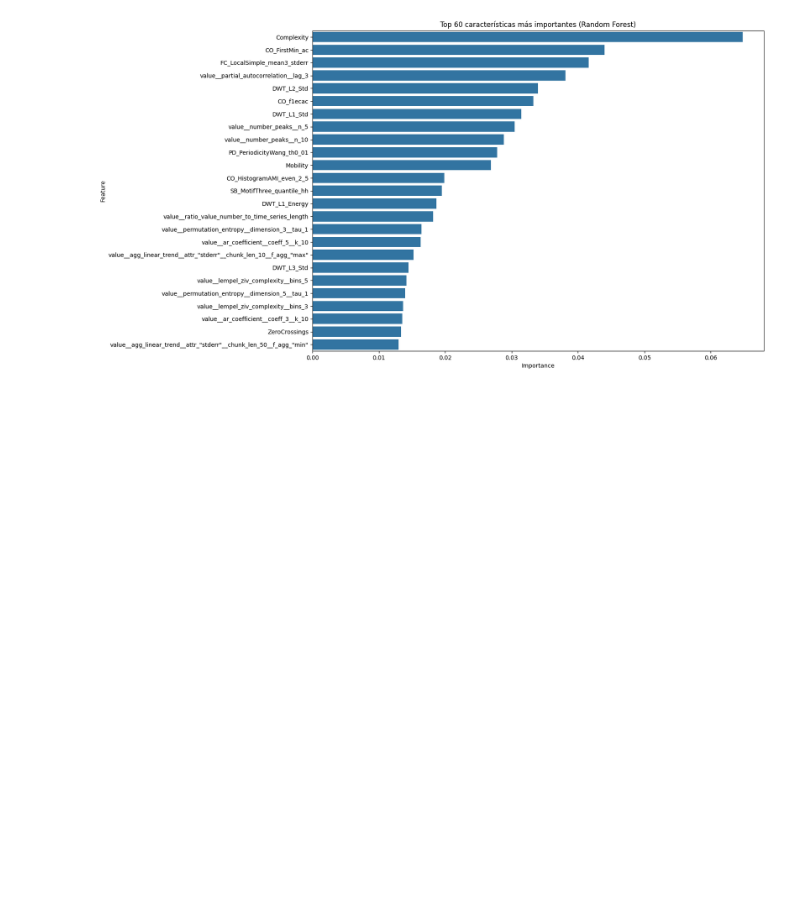
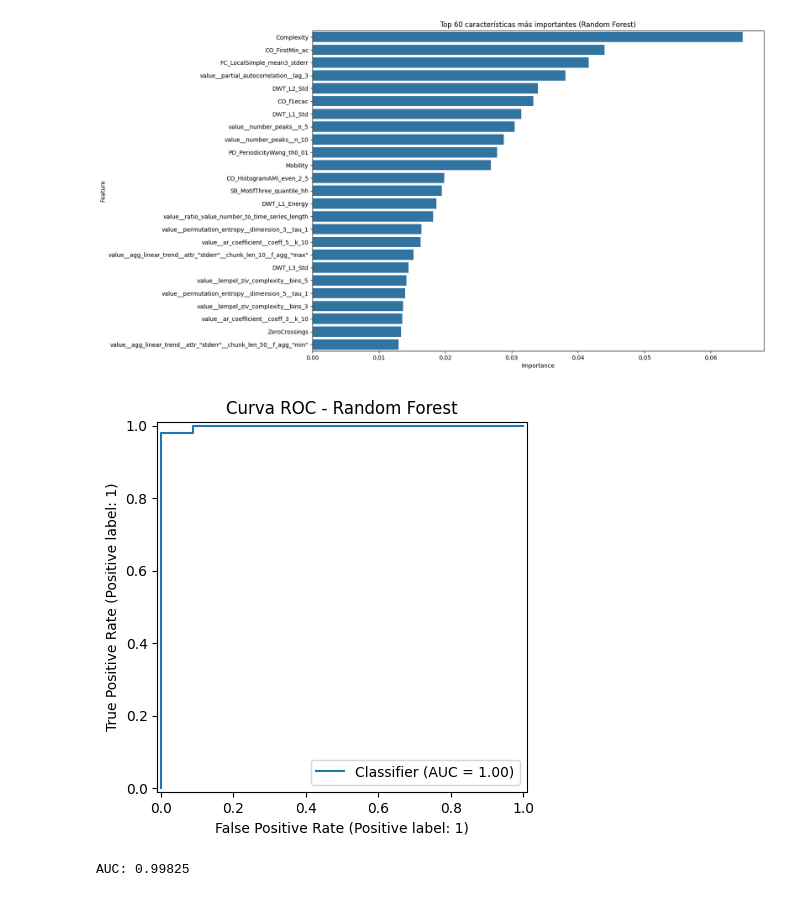
Before and after one commit to aarevalom0/EEG-Interictal-ML-Pipeline, a Jupyter notebook: notebooks/4_Machine_Learning_Random Forest.ipynb, the cells around one changed output. Saved outputs shown, nothing was run; the diff lists cells and outputs as text; code cells hidden in the pictures; blank space fills up the shorter version.

Commit message:
Random Forest - Visualizaciones

```diff
--- a/notebooks/4_Machine_Learning_Random Forest.ipynb
+++ b/notebooks/4_Machine_Learning_Random Forest.ipynb
@@ -218,3 +218,18 @@ plt.title("Top 60 características más importantes (Random Forest)")
 plt.show()
 # %% [output]
 [figure]
+# %%
+from sklearn.metrics import roc_auc_score, RocCurveDisplay
+
+# Probabilidades de la clase positiva
+y_prob = rf_model.predict_proba(X_test)[:, 1]
+
+# Curva ROC
+RocCurveDisplay.from_predictions(y_test, y_prob)
+plt.title("Curva ROC - Random Forest")
+plt.show()
+
+print("AUC:", roc_auc_score(y_test, y_prob))
+# %% [output]
+[figure, added]
+AUC: 0.99825
```
Also changed, not shown: parts of 2 cells of this notebook, 2 other files.
